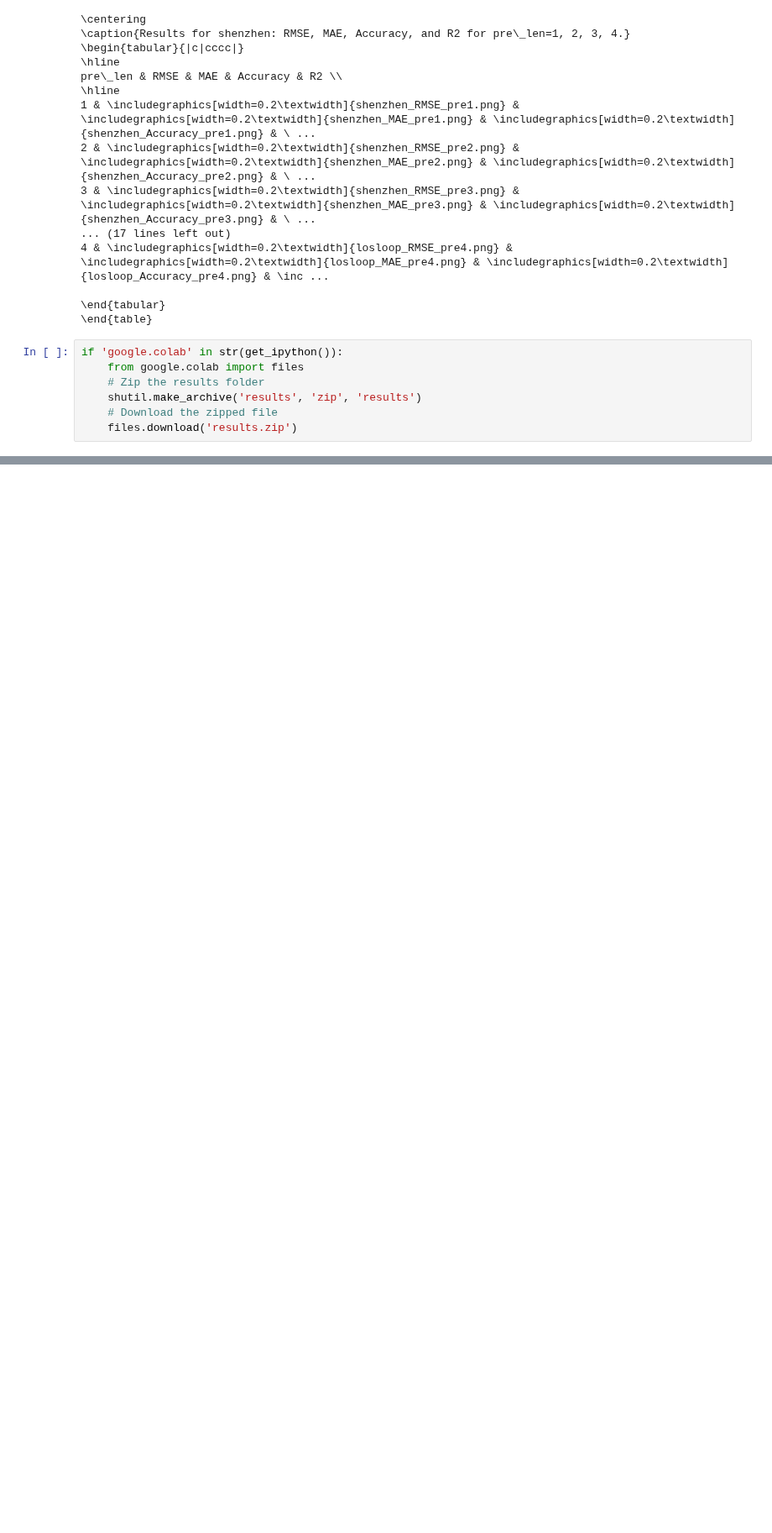
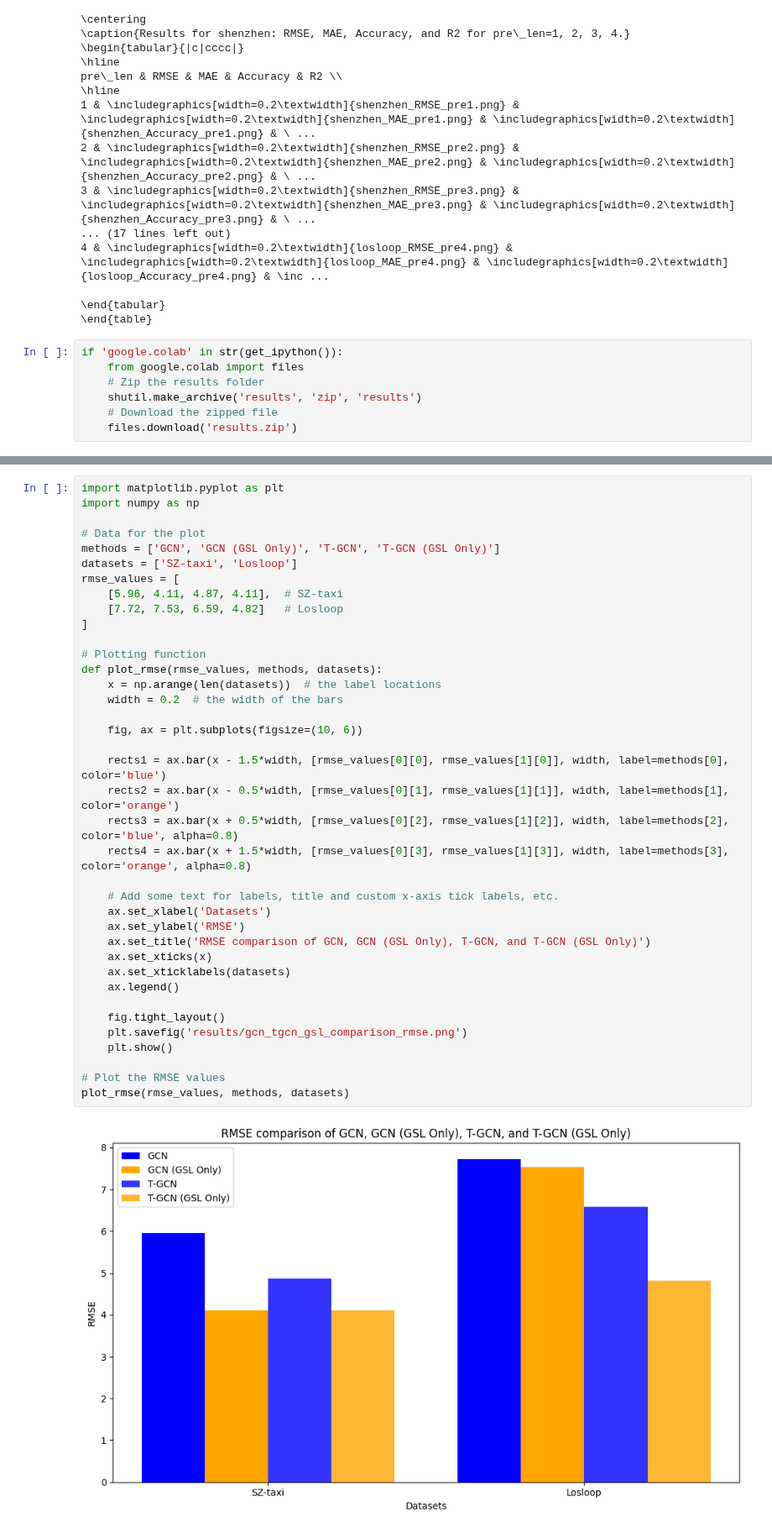
Before and after one commit to mamintoosi-papers-codes/TGCN-PyTorch, a Jupyter notebook: main_GCN_GSL_Colab.ipynb, the cells around one changed output, grey strips where cells are left out. Shown at 84% size. Drawn from its saved outputs; the diff is of its cells as text; blank space fills up the shorter version.

```diff
--- a/main_GCN_GSL_Colab.ipynb
+++ b/main_GCN_GSL_Colab.ipynb
@@ -412,0 +476,40 @@ if 'google.colab' in str(get_ipython()):
+# %%
+import matplotlib.pyplot as plt
+import numpy as np
+
+# Data for the plot
+methods = ['GCN', 'GCN (GSL Only)', 'T-GCN', 'T-GCN (GSL Only)']
+datasets = ['SZ-taxi', 'Losloop']
+rmse_values = [
+    [5.96, 4.11, 4.87, 4.11],  # SZ-taxi
+    [7.72, 7.53, 6.59, 4.82]   # Losloop
+]
+
+# Plotting function
+def plot_rmse(rmse_values, methods, datasets):
+    x = np.arange(len(datasets))  # the label locations
+    width = 0.2  # the width of the bars
+
+    fig, ax = plt.subplots(figsize=(10, 6))
+
+    rects1 = ax.bar(x - 1.5*width, [rmse_values[0][0], rmse_values[1][0]], width, label=methods[0], color='blue')
+    rects2 = ax.bar(x - 0.5*width, [rmse_values[0][1], rmse_values[1][1]], width, label=methods[1], color='orange')
+    rects3 = ax.bar(x + 0.5*width, [rmse_values[0][2], rmse_values[1][2]], width, label=methods[2], color='blue', alpha=0.8)
+    rects4 = ax.bar(x + 1.5*width, [rmse_values[0][3], rmse_values[1][3]], width, label=methods[3], color='orange', alpha=0.8)
+
+    # Add some text for labels, title and custom x-axis tick labels, etc.
+    ax.set_xlabel('Datasets')
+    ax.set_ylabel('RMSE')
+    ax.set_title('RMSE comparison of GCN, GCN (GSL Only), T-GCN, and T-GCN (GSL Only)')
+    ax.set_xticks(x)
+    ax.set_xticklabels(datasets)
+    ax.legend()
+
+    fig.tight_layout()
+    plt.savefig('results/gcn_tgcn_gsl_comparison_rmse.png')
+    plt.show()
+
+# Plot the RMSE values
+plot_rmse(rmse_values, methods, datasets)
+# %% [output]
+[figure, added]
```
Also changed, not shown: parts of 1 cell of this notebook.
